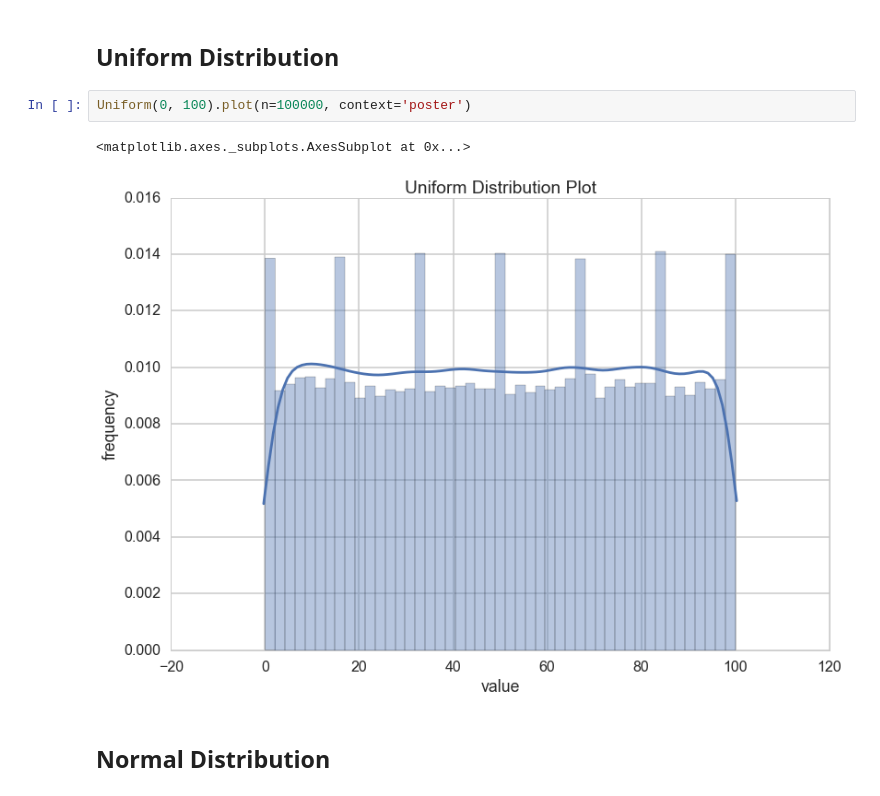
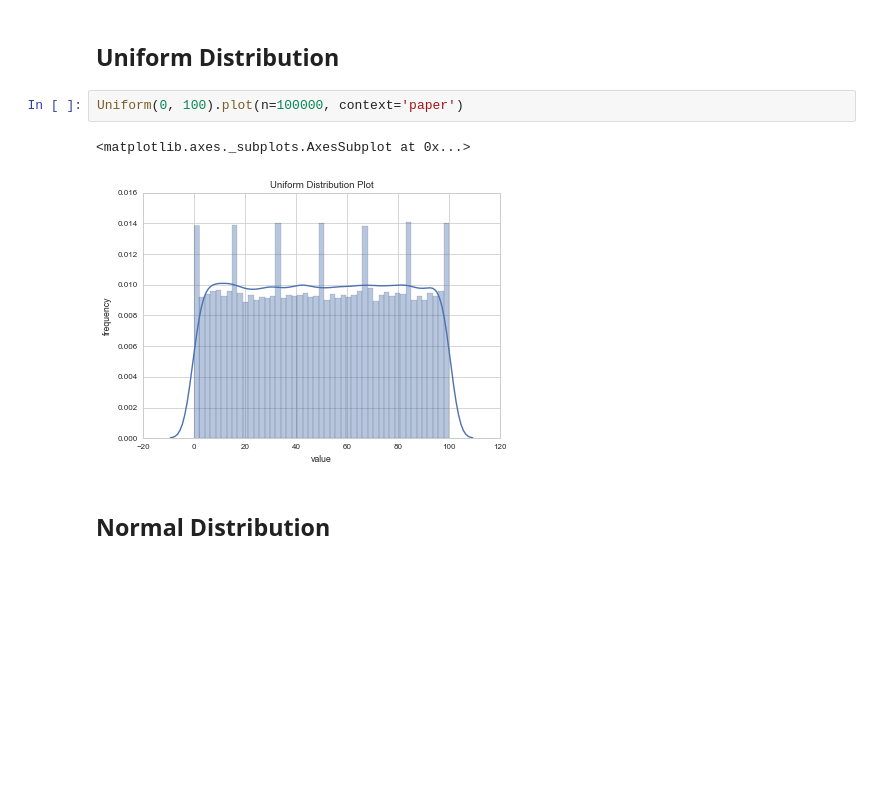
Before and after one commit to tipsybear/actors-simulation, a Jupyter notebook: notebooks/distributions.ipynb, the cells around one changed output. Saved outputs shown, nothing was run; the diff lists cells and outputs as text; blank space fills up the shorter version.

```diff
--- a/notebooks/distributions.ipynb
+++ b/notebooks/distributions.ipynb
@@ -11,10 +11,10 @@ from gvas.dynamo import Stream
 # %% [markdown]
 ## Uniform Distribution
 # %%
-Uniform(0, 100).plot(n=100000, context='poster')
+Uniform(0, 100).plot(n=100000, context='paper')
 # %% [output]
 <matplotlib.axes._subplots.AxesSubplot at 0x...>
-[figure, old version]
+[figure, new version]
 # %% [markdown]
 ## Normal Distribution
 # %%
```
Also changed, not shown: parts of 2 cells of this notebook, 12 other files.
